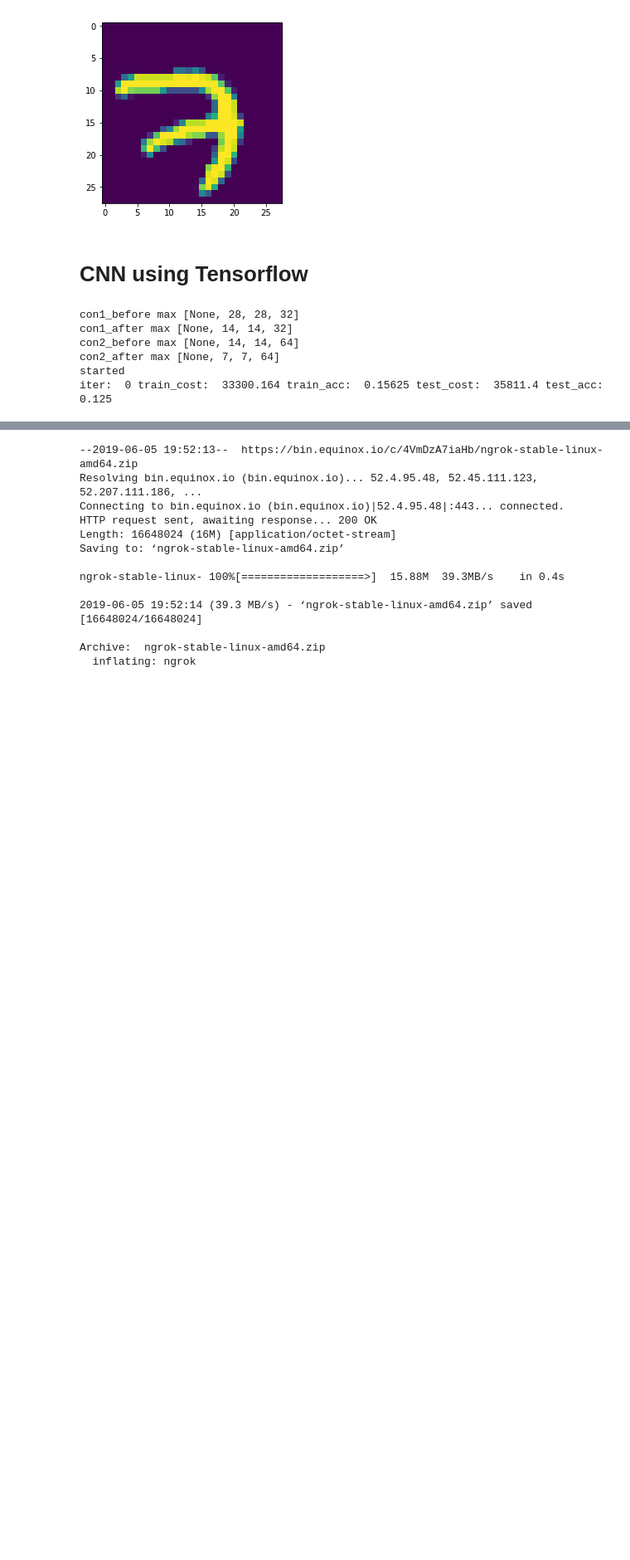
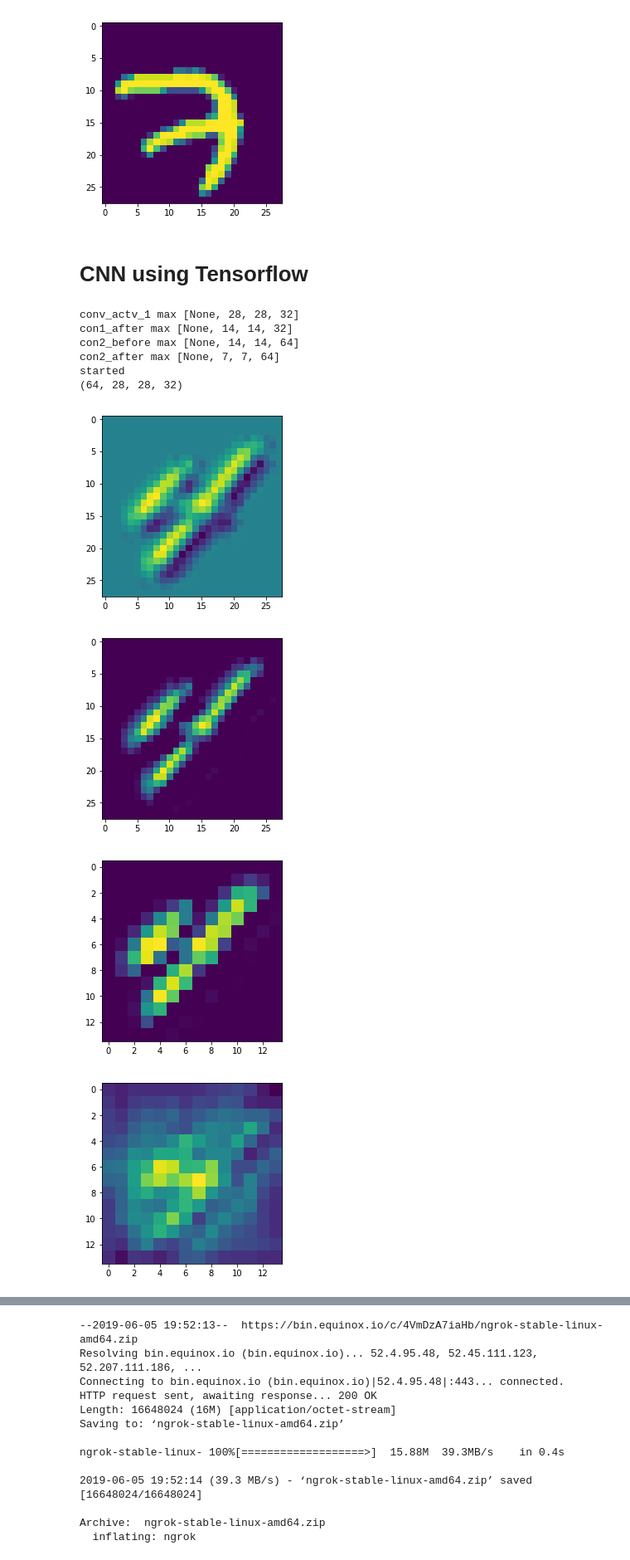
Before and after one commit to ahmadhajmosa/Machine-learning-labs, a Jupyter notebook: Session_2.ipynb, the cells around one changed output, grey strips where cells are left out. Shown at 83% size. Saved outputs shown, nothing was run; the diff lists cells and outputs as text; code cells hidden in the pictures; blank space fills up the shorter version.

Commit message:
viz of activations of convnet

```diff
--- a/Session_2.ipynb
+++ b/Session_2.ipynb
@@ -471,12 +458,14 @@ learning_rate=0.002
 batch_size=64
 
 import tensorflow as tf
+
+import matplotlib.pyplot as plt
 # Create some wrappers for simplicity
 def conv2d(x, W, b, strides=1):
     # Conv2D wrapper, with bias and relu activation
     x = tf.nn.conv2d(x, W, strides=[1, strides, strides, 1], padding='SAME')
     x = tf.nn.bias_add(x, b)
-    return tf.nn.relu(x)
+    return x
 
 
 num_inputs = 784
@@ -503,28 +492,33 @@ def conv_net(x, weights, biases):
     with tf.name_scope('conv-1'):
 
         # Convolution Layer
-        conv1 = conv2d(x, weights['wc1'], biases['bc1'])
-        print('con1_before max',conv1.get_shape().as_list())
+        conv_pre_actv_1 = conv2d(x, weights['wc1'], biases['bc1'])
+        conv_actv_1 = tf.nn.relu(conv_pre_actv_1)
+
+        print('conv_actv_1 max',conv_actv_1.get_shape().as_list())
 
     with tf.name_scope('maxpooling-1'):
 
         # Max Pooling (down-sampling)
-        conv1 = maxpool2d(conv1, k=2)
+        conv1 = maxpool2d(conv_actv_1, k=2)
         print('con1_after max',conv1.get_shape().as_list())
 
 
     # Convolution Layer
     with tf.name_scope('conv-2'):
 
-        conv2 = conv2d(conv1, weights['wc2'], biases['bc2'])
-        print('con2_before max',conv2.get_shape().as_list())
+        conv_pre_actv_2 = conv2d(conv1, weights['wc2'], biases['bc2'])
+        conv_actv_2 = tf.nn.relu(conv_pre_actv_2)
+
+
+        print('con2_before max',conv_actv_2.get_shape().as_list())
 
 
     with tf.name_scope('maxpooling-2'):
 
 
         # Max Pooling (down-sampling)
-        conv2 = maxpool2d(conv2, k=2)
+        conv2 = maxpool2d(conv_actv_2, k=2)
         print('con2_after max', conv2.get_shape().as_list())
 
     # Fully connected layer
@@ -542,7 +536,9 @@ def conv_net(x, weights, biases):
     with tf.name_scope('output'):
 
         out = tf.add(tf.matmul(fc1, weights['out']), biases['out'])
-    return out
+
+    list_of_tensors = [conv_pre_actv_1,conv_actv_1, conv1,conv_pre_actv_2,conv_actv_2, conv2]
+    return out, list_of_tensors
 
 
 # Store layers weight & bias
@@ -564,7 +560,7 @@ biases = {
     'out': tf.Variable(tf.random_normal([n_classes]))
 }
 
-y_p = conv_net(x, weights, biases)
+y_p,list_of_tensors = conv_net(x, weights, biases)
 
 #crossentropy cost
 with tf.name_scope('cross_entropy'):
@@ -610,33 +606,57 @@ with tf.Session() as sess:
 
 
         batch_x, batch_y = mnist.train.next_batch(batch_size)
 
 
         sess.run(optimizer, feed_dict={x: batch_x, y: batch_y})
 
 
         summary,train_cost , train_acc = sess.run([merged,cost,accuracy], feed_dict={x: batch_x,y: batch_y})
         train_writer.add_summary(summary, i)
 
         #print('started')
 
         test_batch_x, test_batch_y = mnist.test.next_batch(batch_size)
 
         summary,test_cost, test_acc  = sess.run([merged,cost,accuracy], feed_dict={x: test_batch_x,y: test_batch_y})
         train_writer.add_summary(summary, i)
+
         if i % 100 ==0:
 
-            print('iter: ',i, 'train_cost: ', train_cost, 'train_acc: ', train_acc,'test_cost: ', test_cost, 'test_acc: ', test_acc )
+
+            val_list_of_tensors = sess.run(list_of_tensors, feed_dict={x: test_batch_x})
+            num_of_returned_sensors = len(val_list_of_tensors)
+
+            print(val_list_of_tensors[0].shape)
+
+            imshow(val_list_of_tensors[0][0,:,:,0])# conv1 pre-activation first input image first filter
+
+            plt.show()
+            imshow(val_list_of_tensors[1][0,:,:,0])# conv1 after-activation first input image first filter
+            plt.show()
+
+
+            imshow(val_list_of_tensors[2][0,:,:,0])# conv1 pre-activation first input image first filter
+
+            plt.show()
+            imshow(val_list_of_tensors[3][0,:,:,0])# conv1 after-activation first input image first filter
+            plt.show()
+
+            print('iter: ',i, 'train_cost: ', train_cost, 'train_acc: ', train_acc,'test_cost: ', test_cost, 'test_acc: ', test_acc, 'num_of_returned_sensors:', num_of_returned_sensors )
 
 
     #y_p_p = sess.run(y_p, feed_dict={x: x_gr, y: y_gr})
 
     print('predicted ', y_p_p)
     print('real ', y_gr)
 # %% [output]
-con1_before max [None, 28, 28, 32]
+conv_actv_1 max [None, 28, 28, 32]
 con1_after max [None, 14, 14, 32]
 con2_before max [None, 14, 14, 64]
 con2_after max [None, 7, 7, 64]
 started
-iter:  0 train_cost:  33300.164 train_acc:  0.15625 test_cost:  35811.4 test_acc:  0.125
+(64, 28, 28, 32)
+[figure, added]
+[figure, added]
+[figure, added]
+[figure, added]
```
Also changed, not shown: parts of 2 cells of this notebook.
